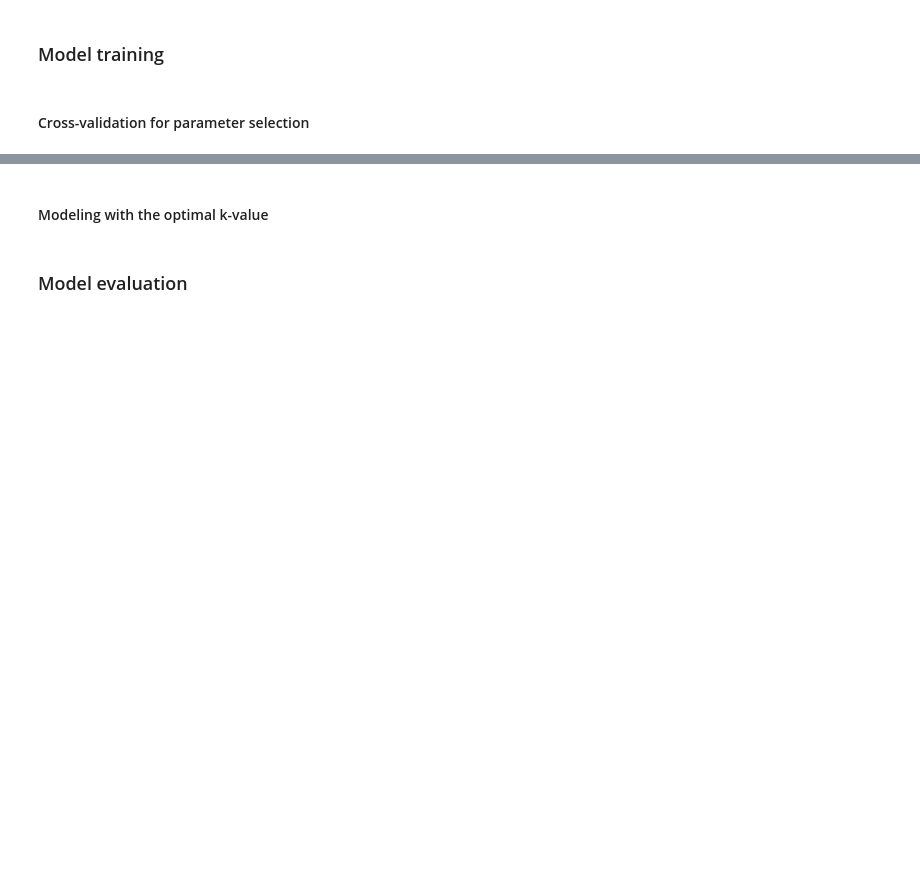
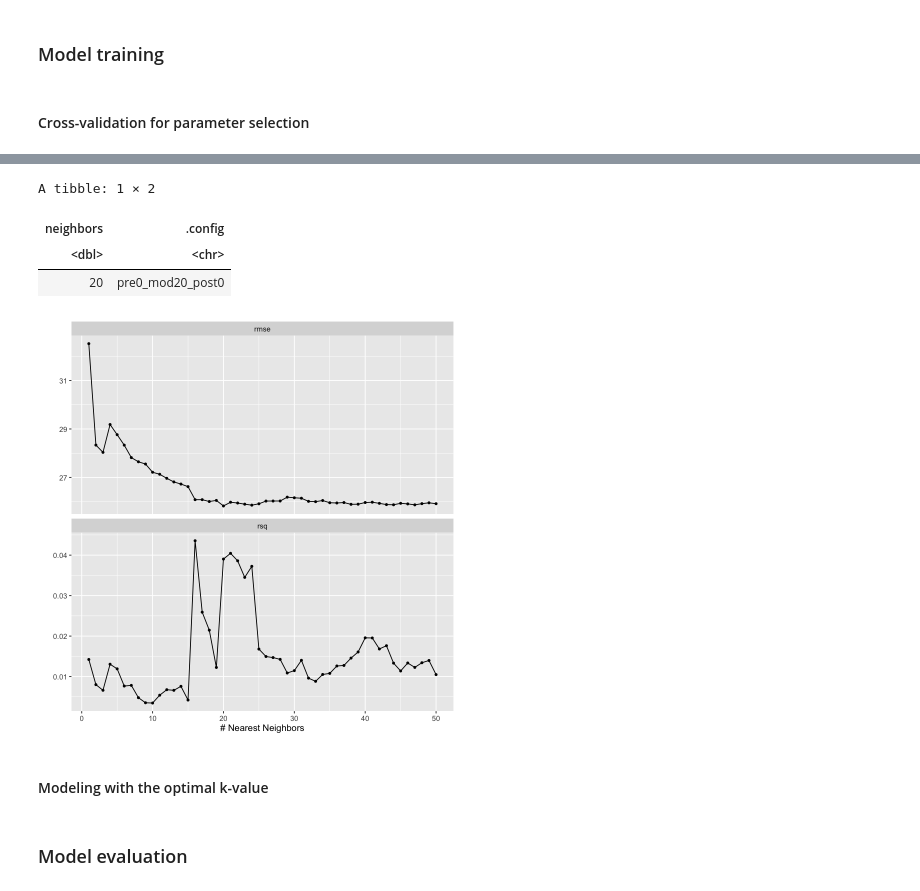
Before and after one commit to peteseta/dsci-100-project, a Jupyter notebook: final-project.ipynb, the cells around one changed output, grey strips where cells are left out. Drawn from its saved outputs; the diff is of its cells as text; code cells hidden in the pictures; blank space fills up the shorter version.

Commit message:
feat: add modelling code from Bill

```diff
--- a/final-project.ipynb
+++ b/final-project.ipynb
@@ -213,10 +230,35 @@ A tibble: 2 × 2
 # %%
 # k-nn recipe and preprocessing
+knn_recipe <- recipe(played_hours ~ age + gender + experience + subscribe,
+                     data = train_data) |>
+  step_scale(all_numeric_predictors()) |>
+  step_center(all_numeric_predictors())
 # %% [markdown]
 #### Cross-validation for parameter selection
 # %%
 # k-nn model specification
+knn_spec <- nearest_neighbor(
+    neighbors = tune(),
+    weight_func = "rectangular") |>
+  set_engine("kknn") |>
+  set_mode("regression")
 # %%
 # k-nn workflow for cross validation
+knn_wflow <- workflow() |>
+  add_model(knn_spec) |>
+  add_recipe(knn_recipe)
 # %%
 # tune model
+set.seed(123)
+folds <- vfold_cv(train_data, v = 5, strata = played_hours)
+
+tune_results <- tune_grid(
+  knn_wflow,
+  resamples = folds,
+  grid = tibble(neighbors = seq(1, 50, by = 1))
+)
+
+tune_metrics <- tune_results |>
+    collect_metrics()
+
+tune_metrics
@@ -223,5 +276,15 @@ A tibble: 2 × 2
 # %%
 # visualize optimal k value
+autoplot(tune_results)
+
+best_k <- select_best(tune_results, metric = "rmse")
+best_k
+# %% [output]
+A tibble: 1 × 2
+| neighbors | .config |
+| <dbl> | <chr> |
+| 20 | pre0_mod20_post0 |
+[figure, added]
 # %% [markdown]
 #### Modeling with the optimal k-value
 # %%
```
Also changed, not shown: parts of 11 cells of this notebook.
